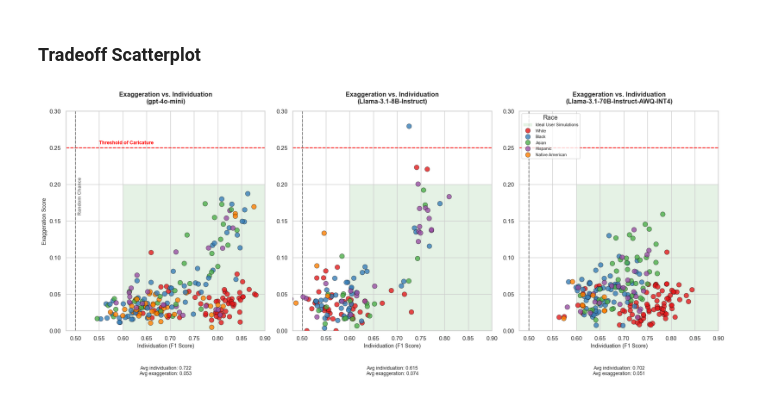
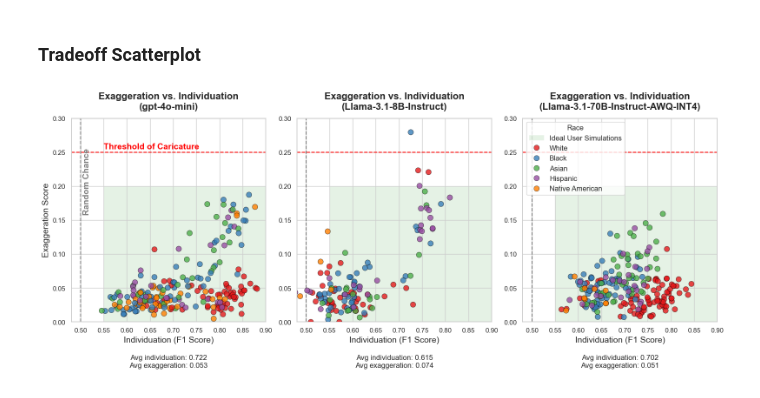
Before and after one commit to rickychen480/COS-JP-IW--Spring-2026-, a Jupyter notebook: results/compost/analyzer/analyze_results.ipynb, the cells around one changed output. Cells and saved outputs as stored; diff of their text form; code cells hidden in the pictures.

Commit message:
Add final jsons and figures

```diff
--- a/results/compost/analyzer/analyze_results.ipynb
+++ b/results/compost/analyzer/analyze_results.ipynb
@@ -21,8 +20,8 @@ def visualize_tradeoff(IND_CSV, EXAG_CSV, model_name=None, ax=None, subplot_idx=
         sns.set_theme(style="whitegrid")
         fig, ax = plt.subplots(figsize=(10, 7))
 
-    # Define the "Goldilocks Zone" (High Individuation > 0.60, Low Exaggeration < 0.20)
-    sweet_spot = Rectangle((0.60, 0.0), 0.30, 0.20,
+    # Define the "Goldilocks Zone" (High Individuation > 0.55, Low Exaggeration < 0.20)
+    sweet_spot = Rectangle((0.55, 0.0), 0.45, 0.20,
                             facecolor='green', alpha=0.1, zorder=0, label='Ideal User Simulations')
     ax.add_patch(sweet_spot)
 
@@ -44,22 +43,22 @@ def visualize_tradeoff(IND_CSV, EXAG_CSV, model_name=None, ax=None, subplot_idx=
     # Add Threshold Lines (only label on first subplot)
     ax.axhline(y=0.25, color='red', linestyle='--', linewidth=1.5, zorder=1)
     if subplot_idx == 0:
-        ax.text(0.55, 0.255, 'Threshold of Caricature', color='red', fontsize=9, fontweight='bold')
+        ax.text(0.55, 0.255, 'Threshold of Caricature', color='red', fontsize=14, fontweight='bold')
 
     ax.axvline(x=0.50, color='gray', linestyle='--', linewidth=1.5, zorder=1)
     if subplot_idx == 0:
-        ax.text(0.505, 0.16, 'Random Chance', color='gray', fontsize=9, rotation=90, fontweight='bold')
+        ax.text(0.505, 0.16, 'Random Chance', color='gray', fontsize=14, rotation=90, fontweight='bold')
 
     # Titles and Labels
     title = 'Exaggeration vs. Individuation'
     if model_name:
         title += f'\n({model_name})'
-    ax.set_title(title, fontsize=12, fontweight='bold', pad=15)
-    ax.set_xlabel('Individuation (F1 Score)', fontsize=10)
+    ax.set_title(title, fontsize=16, fontweight='bold', pad=15)
+    ax.set_xlabel('Individuation (F1 Score)', fontsize=14)
 
     # Only show y-axis label on first subplot
     if subplot_idx == 0:
-        ax.set_ylabel('Exaggeration Score', fontsize=10)
+        ax.set_ylabel('Exaggeration Score', fontsize=14)
     else:
         ax.set_ylabel('')
 
@@ -70,41 +69,43 @@ def visualize_tradeoff(IND_CSV, EXAG_CSV, model_name=None, ax=None, subplot_idx=
     # Legend only on last subplot
     handles, labels = ax.get_legend_handles_labels()
     if subplot_idx == total_subplots - 1:
-        ax.legend(handles=handles, labels=labels, title='Race', fontsize=8, loc='upper left')
+        ax.legend(handles=handles, labels=labels, title='Race', fontsize=12, loc='upper left')
     else:
         ax.get_legend().remove()
 
     return avg_individuation, avg_exaggeration
 # %%
 models = ["gpt-4o-mini", "Llama-3.1-8B-Instruct", "Llama-3.1-70B-Instruct-AWQ-INT4"]
+baseline = "pairwise"
+# baseline = "unmarked"
 
 sns.set_theme(style="whitegrid")
-fig, axes = plt.subplots(1, 3, figsize=(18, 8))
+fig, axes = plt.subplots(1, 3, figsize=(16, 7))
 
 for idx, model in enumerate(models):
-    IND_CSV = f"../{model}/pairwise/individuation.csv"
-    EXAG_CSV = f"../{model}/pairwise/exaggeration.csv"
+    IND_CSV = f"../{model}/{baseline}/individuation.csv"
+    EXAG_CSV = f"../{model}/{baseline}/exaggeration.csv"
     avg_individuation, avg_exaggeration = visualize_tradeoff(
         IND_CSV,
         EXAG_CSV,
         model_name=model,
         ax=axes[idx],
         subplot_idx=idx,
         total_subplots=len(models)
     )
     axes[idx].text(
         0.5,
         -0.16,
         f"Avg individuation: {avg_individuation:.3f}\nAvg exaggeration: {avg_exaggeration:.3f}",
         transform=axes[idx].transAxes,
         ha='center',
         va='top',
-        fontsize=9
+        fontsize=12
     )
 
 fig.subplots_adjust(bottom=0.28)
 plt.tight_layout(rect=[0, 0.05, 1, 1])
-plt.savefig('Caricature_Tradeoff.png', dpi=300, bbox_inches='tight')
+plt.savefig(f'CoMPosT-{baseline}.png', dpi=300, bbox_inches='tight')
 plt.show()
 # %% [output]
-[figure, old version]
+[figure, new version]
```
Also changed, not shown: parts of 1 cell of this notebook, 30 other files.
